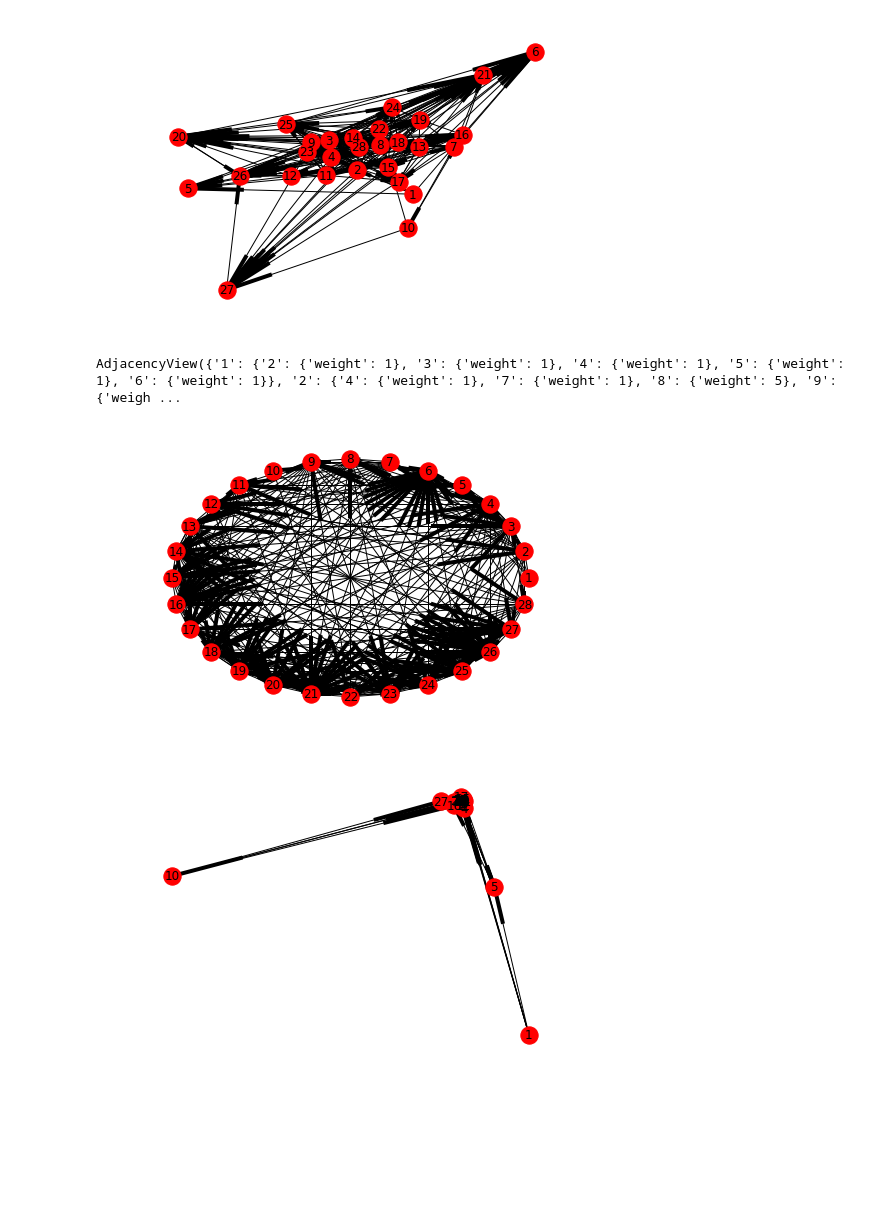
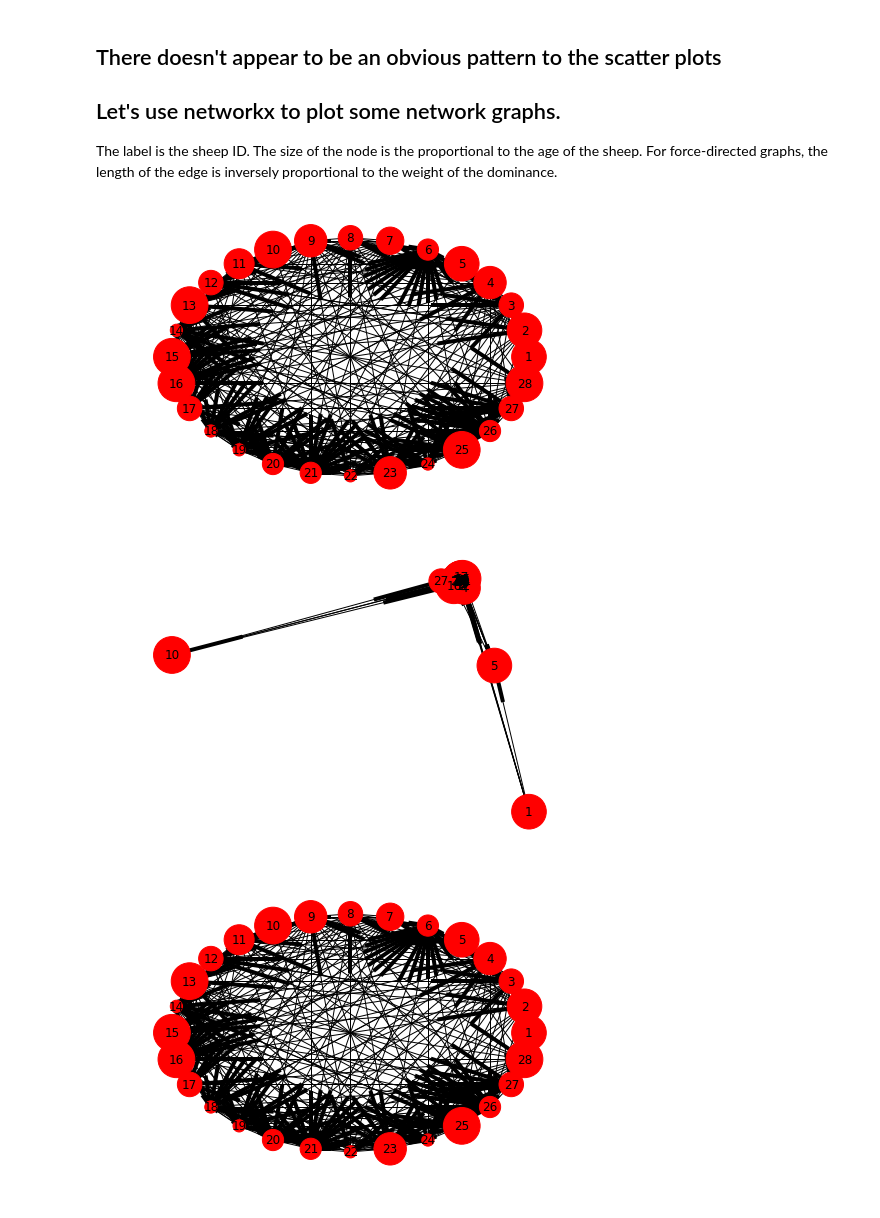
Before and after one commit to kshannon/dse-241, a Jupyter notebook: exercise_5/Exercise5.ipynb, the cells around one changed output. Drawn from its saved outputs; the diff is of its cells as text; code cells hidden in the pictures; blank space fills up the shorter version.

```diff
--- a/exercise_5/Exercise5.ipynb
+++ b/exercise_5/Exercise5.ipynb
@@ -7,0 +22,12 @@ net = nx.read_graphml("data/sheep_ml.graphml")
+# %%
+adjacent_mat = net.adj
+total_weight = np.zeros(len(net.nodes))
+ages =  np.zeros(len(net.nodes))
+
+for idx in range(len(net.nodes)):
+
+    ages[idx] = net.node['{}'.format(idx + 1)]['age']
+
+    for key, value in adjacent_mat['{}'.format(idx + 1)].items():
+
+        total_weight[idx] += value['weight']
@@ -8,17 +99,18 @@ net = nx.read_graphml("data/sheep_ml.graphml")
+# %% [markdown]
+## There doesn't appear to be an obvious pattern to the scatter plots
+## Let's use networkx to plot some network graphs.
+
+The label is the sheep ID. The size of the node is the proportional to the age of the sheep. For force-directed graphs, the length of the edge is inversely proportional to the weight of the dominance.
 # %%
-nx.draw_spring(net,with_labels=True)
+nx.draw_circular(net, with_labels=True, node_size=ages*150.0)
 # %% [output]
-[figure, old version]
+[figure, new version]
-# %%
-net.adj
-# %% [output]
-AdjacencyView({'1': {'2': {'weight': 1}, '3': {'weight': 1}, '4': {'weight': 1}, '5': {'weight': 1}, '6': {'weight': 1}}, '2': {'4': {'weight': 1}, '7': {'weight': 1}, '8': {'weight': 5}, '9': {'weigh ...
 # %%
-nx.draw_circular(net, with_labels=True)
+nx.draw_spectral(net, with_labels=True, node_size=ages*150.0)
 # %% [output]
-[figure, old version]
+[figure, new version]
 # %%
-nx.draw_spectral(net, with_labels=True)
+nx.draw_shell(net, with_labels=True, node_size=ages*150.0)
 # %% [output]
-[figure, old version]
+[figure, new version]
 # %%
```
Also changed, not shown: parts of 26 cells of this notebook, 5 other files.
